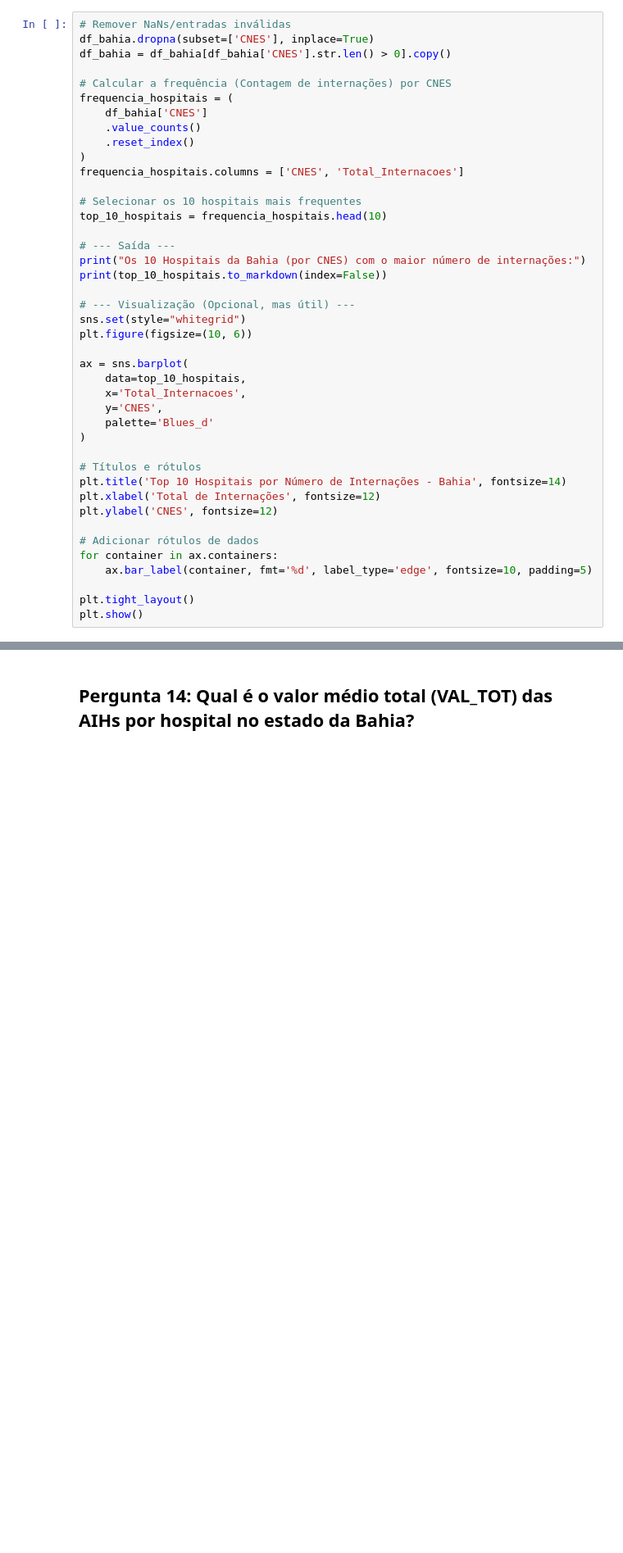
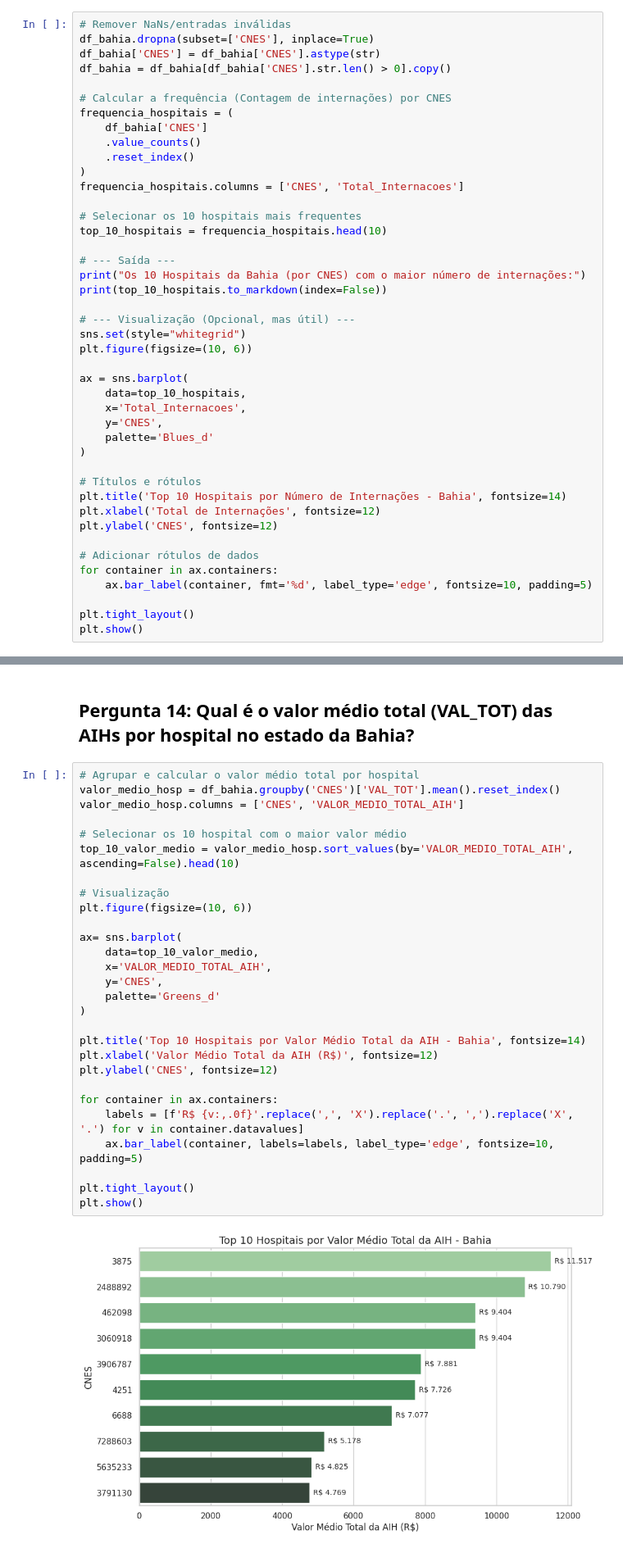
Before and after one commit to Maikoandre/DataSUS-Analysis, a Jupyter notebook: sia_analysis.ipynb, the cells around one changed output, grey strips where cells are left out. Shown at 82% size. Saved outputs shown, nothing was run; the diff lists cells and outputs as text; blank space fills up the shorter version.

```diff
--- a/sia_analysis.ipynb
+++ b/sia_analysis.ipynb
@@ -682,6 +682,7 @@ Distribuição das Internações por Capítulo Principal da CID-10 na Bahia:
 # %%
 # Remover NaNs/entradas inválidas
 df_bahia.dropna(subset=['CNES'], inplace=True)
+df_bahia['CNES'] = df_bahia['CNES'].astype(str)
 df_bahia = df_bahia[df_bahia['CNES'].str.len() > 0].copy()
 
 # Calcular a frequência (Contagem de internações) por CNES
@@ -871,3 +872,33 @@ Os 10 Hospitais da Bahia (por CNES) com a MAIOR Taxa de Mortalidade Hospitalar:
 [figure]
 # %% [markdown]
 ## Pergunta 14: Qual é o valor médio total (VAL_TOT) das AIHs por hospital no estado da Bahia?
+# %%
+# Agrupar e calcular o valor médio total por hospital
+valor_medio_hosp = df_bahia.groupby('CNES')['VAL_TOT'].mean().reset_index()
+valor_medio_hosp.columns = ['CNES', 'VALOR_MEDIO_TOTAL_AIH']
+
+# Selecionar os 10 hospital com o maior valor médio
+top_10_valor_medio = valor_medio_hosp.sort_values(by='VALOR_MEDIO_TOTAL_AIH', ascending=False).head(10)
+
+# Visualização
+plt.figure(figsize=(10, 6))
+
+ax= sns.barplot(
+    data=top_10_valor_medio,
+    x='VALOR_MEDIO_TOTAL_AIH',
+    y='CNES',
+    palette='Greens_d'
+)
+
+plt.title('Top 10 Hospitais por Valor Médio Total da AIH - Bahia', fontsize=14)
+plt.xlabel('Valor Médio Total da AIH (R$)', fontsize=12)
+plt.ylabel('CNES', fontsize=12)
+
+for container in ax.containers:
+    labels = [f'R$ {v:,.0f}'.replace(',', 'X').replace('.', ',').replace('X', '.') for v in container.datavalues]
+    ax.bar_label(container, labels=labels, label_type='edge', fontsize=10, padding=5)
+
+plt.tight_layout()
+plt.show()
+# %% [output]
+[figure, added]
```
Also changed, not shown: parts of 13 cells of this notebook.
